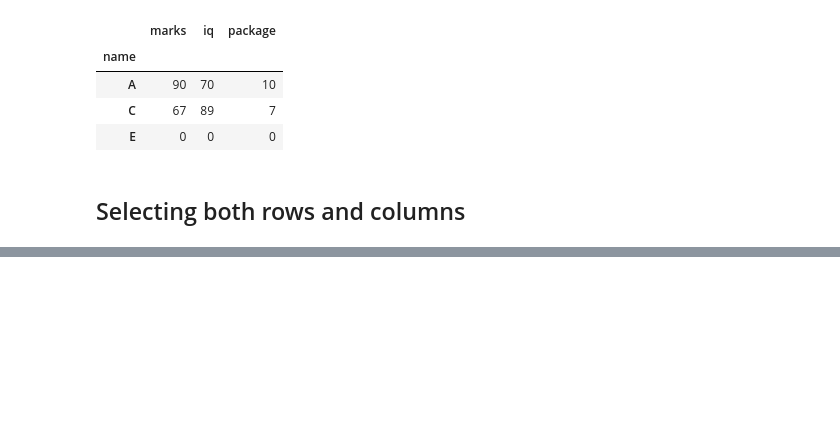
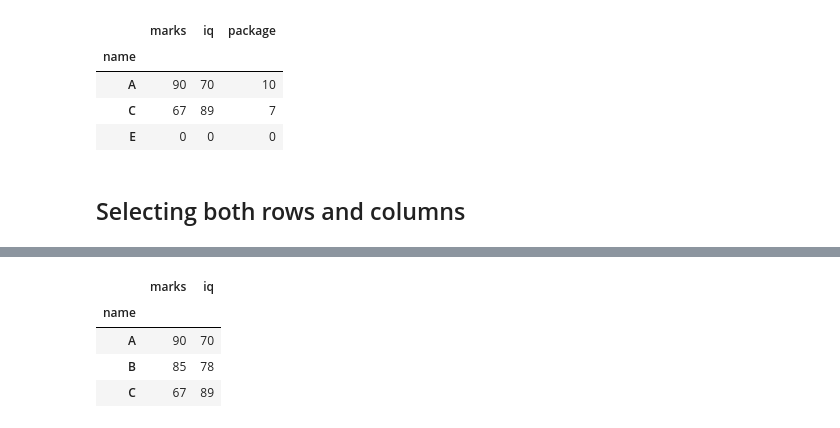
Before and after one commit to OutlierAashi-labs/Pandas_learnning_Journey, a Jupyter notebook: PANDAS_Notebook2.ipynb, the cells around one changed output, grey strips where cells are left out. Drawn from its saved outputs; the diff is of its cells as text; code cells hidden in the pictures; blank space fills up the shorter version.

```diff
--- a/PANDAS_Notebook2.ipynb
+++ b/PANDAS_Notebook2.ipynb
@@ -428,0 +444,8 @@ students.loc['A':'E':2]
+# %%
+students.loc['A':'C', 'marks':'iq']
+# %% [output]
+|  | marks | iq |
+| name |  |  |
+| A | 90 | 70 |
+| B | 85 | 78 |
+| C | 67 | 89 |
```
Also changed, not shown: parts of 12 cells of this notebook.
